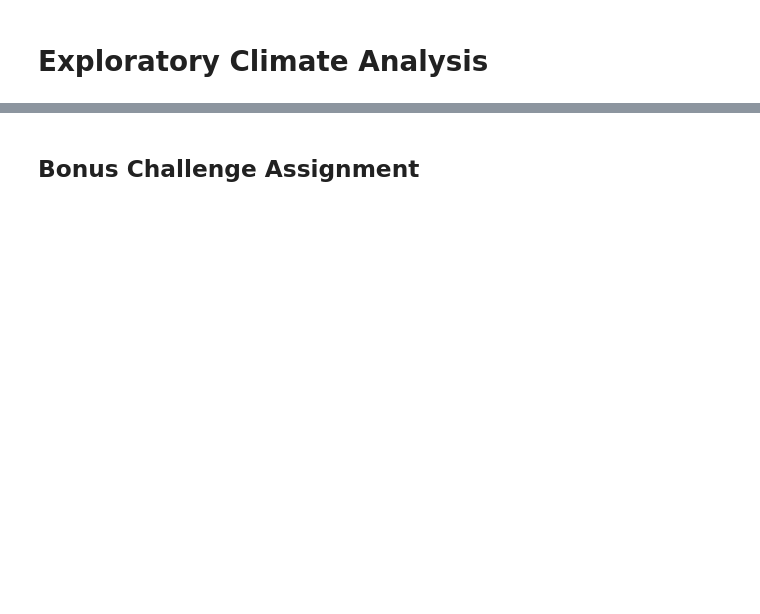
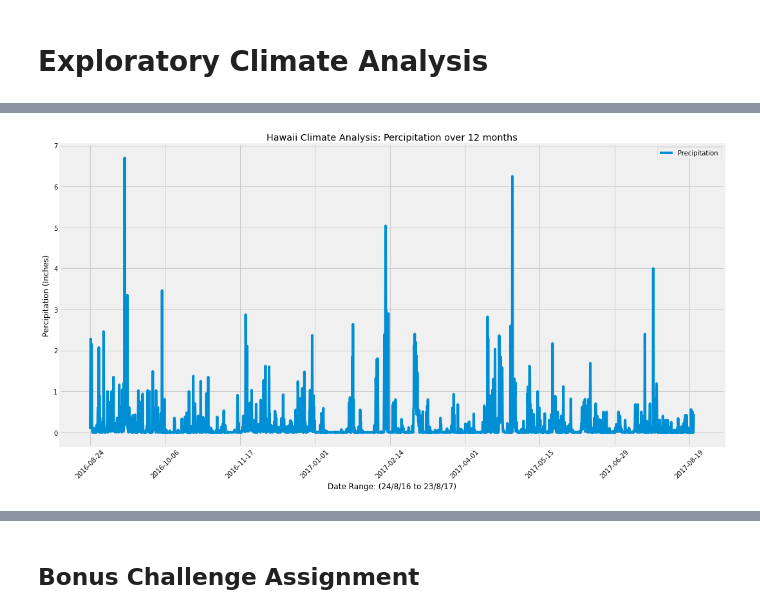
Before and after one commit to lindalevy/sqlalchemeychallenge, a Jupyter notebook: climate_starter.ipynb, the cells around one changed output, grey strips where cells are left out. Drawn from its saved outputs; the diff is of its cells as text; code cells hidden in the pictures; blank space fills up the shorter version.

```diff
--- a/climate_starter.ipynb
+++ b/climate_starter.ipynb
@@ -44,0 +109,5 @@ engine = create_engine("sqlite:///Resources/hawaii.sqlite")
+# %%
+# Calculate the date 1 year ago from the last data point in the database
+
+date_start = dt.date(2017,8,23) - dt.timedelta(days=364)
+print(date_start)
@@ -44,0 +116,7 @@ engine = create_engine("sqlite:///Resources/hawaii.sqlite")
+# %%
+# Perform a query to retrieve the data and precipitation scores
+past_year = session.query(Measurement.date, Measurement.prcp, Measurement.station).filter(Measurement.date >= date_start)
+
+# Save the query results as a Pandas DataFrame and set the index to the date column
+prcp_df=pd.DataFrame(past_year, columns = ['Date','Precipitation','Station'])
+prcp_df
@@ -44,0 +146,4 @@ engine = create_engine("sqlite:///Resources/hawaii.sqlite")
+# %%
+#drop all rows where the prcp is null or NaN, on the presumption that it is NOT a legitimate reading
+clean_prcp_df=prcp_df.dropna()
+clean_prcp_df
@@ -44,0 +164,8 @@ engine = create_engine("sqlite:///Resources/hawaii.sqlite")
+# %%
+# set the index to the date column
+prcp_indexed_df=clean_prcp_df.set_index('Date')
+prcp_indexed_df.dtypes
+# Sort the dataframe by date
+prcp_indexed_df.index
+prcp_indexed_df.sort_index(inplace=True)
+prcp_indexed_df
@@ -45 +187,16 @@ engine = create_engine("sqlite:///Resources/hawaii.sqlite")
+# %%
+# Use Pandas Plotting with Matplotlib to plot the data
+#Determine the plot size
+prcp_indexed_df.plot(figsize=(15,8))
+plt.grid(True)
+plt.xticks(rotation='45')
+plt.xlabel("Date Range: (24/8/16 to 23/8/17)")
+plt.ylabel("Percipitation (Inches)")
+plt.title("Hawaii Climate Analysis: Percipitation over 12 months")
+plt.legend()
+plt.tight_layout()
+
+plt.show()
+# %% [output]
+[figure, added]
 # %%
```
Also changed, not shown: parts of 24 cells of this notebook.
